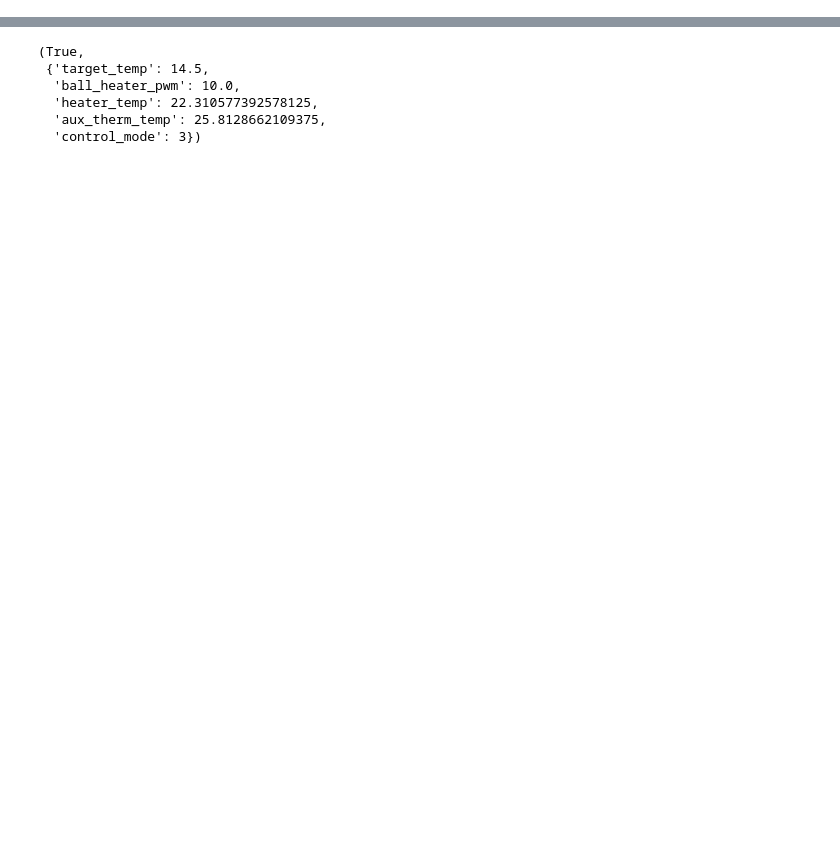
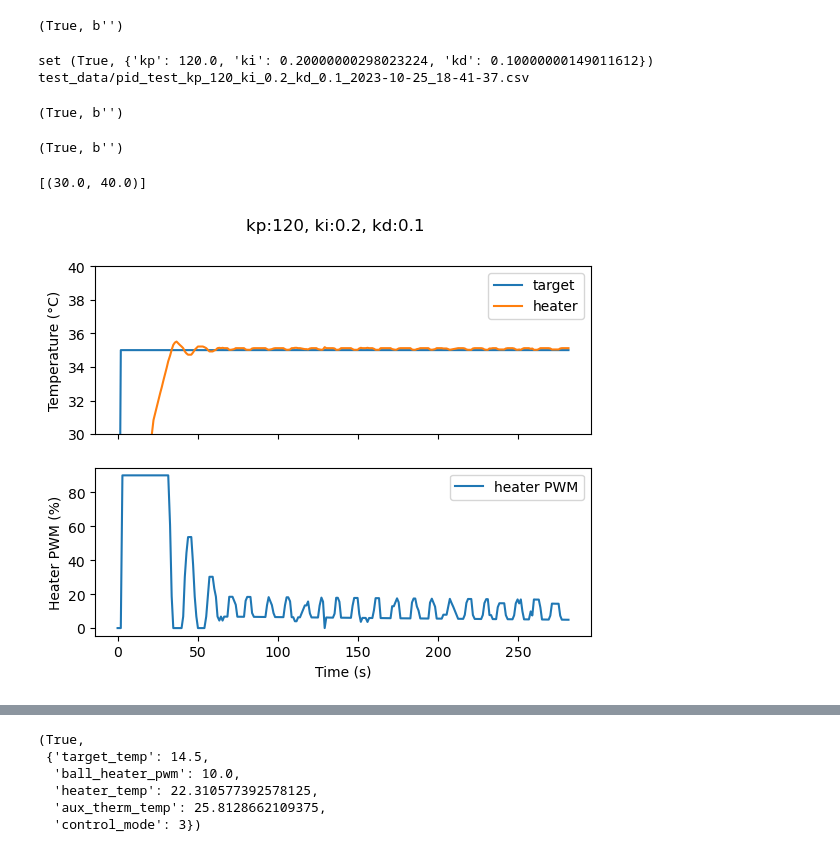
Before and after one commit to MaimonLab/ball_heater_controller, a Jupyter notebook: ball_heater_controller/ball_heater_controller_testing.ipynb, the cells around one changed output, grey strips where cells are left out. Cells and saved outputs as stored; diff of their text form; code cells hidden in the pictures; blank space fills up the shorter version.

Commit message:
added logging to the python class and imporved test nb

```diff
--- a/ball_heater_controller/ball_heater_controller_testing.ipynb
+++ b/ball_heater_controller/ball_heater_controller_testing.ipynb
@@ -18,0 +1,30 @@ ball_heater = BallHeaterDriver(port = '/dev/cu.usbserial-210')
+# %%
+# %matplotlib inline
+from BallHeaterDriver import BallHeaterDriver
+import time
+import pandas as pd
+import re
+import seaborn as sns
+import matplotlib.pyplot as plt
+from list_ports import list_ports
+
+from pathlib import Path
+
+data_dir = Path("test_data")
+
+
+def plot_log_file(log_file_path):
+    df = pd.read_csv(log_file_path)
+    df["time"] = df["time"] - df["time"][0]
+    fig, ax = plt.subplots(2, 1, sharex=True)
+    sns.lineplot(data=df, x="time", y="target_temp", label="target", ax=ax[0])
+    sns.lineplot(data=df, x="time", y="heater_temp", label="heater", ax=ax[0])
+    sns.lineplot(data=df, x="time", y="ball_heater_pwm", label="heater PWM", ax=ax[1])
+    ax[0].set(ylabel="Temperature (°C)")
+    ax[1].set(ylabel="Heater PWM (%)", xlabel="Time (s)")
+    search_r = re.search(r"kp_([\d\.]+)_ki_([\d\.]+)_kd_([\d\.]+)", log_file_path.name)
+    kp, ki, kd = search_r.groups() if search_r is not None else (0, 0, 0)
+    fig.suptitle(f"kp:{kp}, ki:{ki}, kd:{kd}")
+    return fig, ax
+
+# fig, axs =  plot_log_file(filename)
@@ -18,0 +37,40 @@ ball_heater = BallHeaterDriver(port = '/dev/cu.usbserial-210')
+# %%
+ball_heater.stop_logging()
+ball_heater.send_command('set_target_temp', [20])
+# %% [output]
+(True, b'')
+# %%
+kp, ki, kd = 120, .2, 0.1
+ball_heater.send_command('set_pid_parameters', [kp, ki, kd])
+print('set', ball_heater.send_command('return_pid_parameters'))
+filename = data_dir / f'pid_test_kp_{kp}_ki_{ki}_kd_{kd}_{time.strftime("%Y-%m-%d_%H-%M-%S")}.csv'
+print(filename)
+# %% [output]
+set (True, {'kp': 120.0, 'ki': 0.20000000298023224, 'kd': 0.10000000149011612})
+test_data/pid_test_kp_120_ki_0.2_kd_0.1_2023-10-25_18-41-37.csv
+# %%
+filename = data_dir/'manual_test.csv'
+ball_heater.send_command('set_control_mode', [1])
+# %% [output]
+(True, b'')
+# %%
+ball_heater.begin_logging(log_file_path=filename, log_interval = 1)
+time.sleep(2)
+ball_heater.send_command('set_target_temp', [35])
+# %% [output]
+(True, b'')
+# %%
+fig, axs = plot_log_file(filename)
+axs[0].set(ylim=(30, 40))
+# axs[0].set(ylim=(34, 36))
+
+# axs[0].set(xlim=(1150, 1450),ylim=(34, 36))
+
+# axs[0].set(xlim=(800,900),ylim=(34, 36))
+# axs[0].set(xlim=(0, 100))
+
+
+# plt.ylim(25, 40)
+# %% [output]
+[(30.0, 40.0)]
+[figure, added]
```
Also changed, not shown: parts of 10 cells of this notebook, 2 other files.
